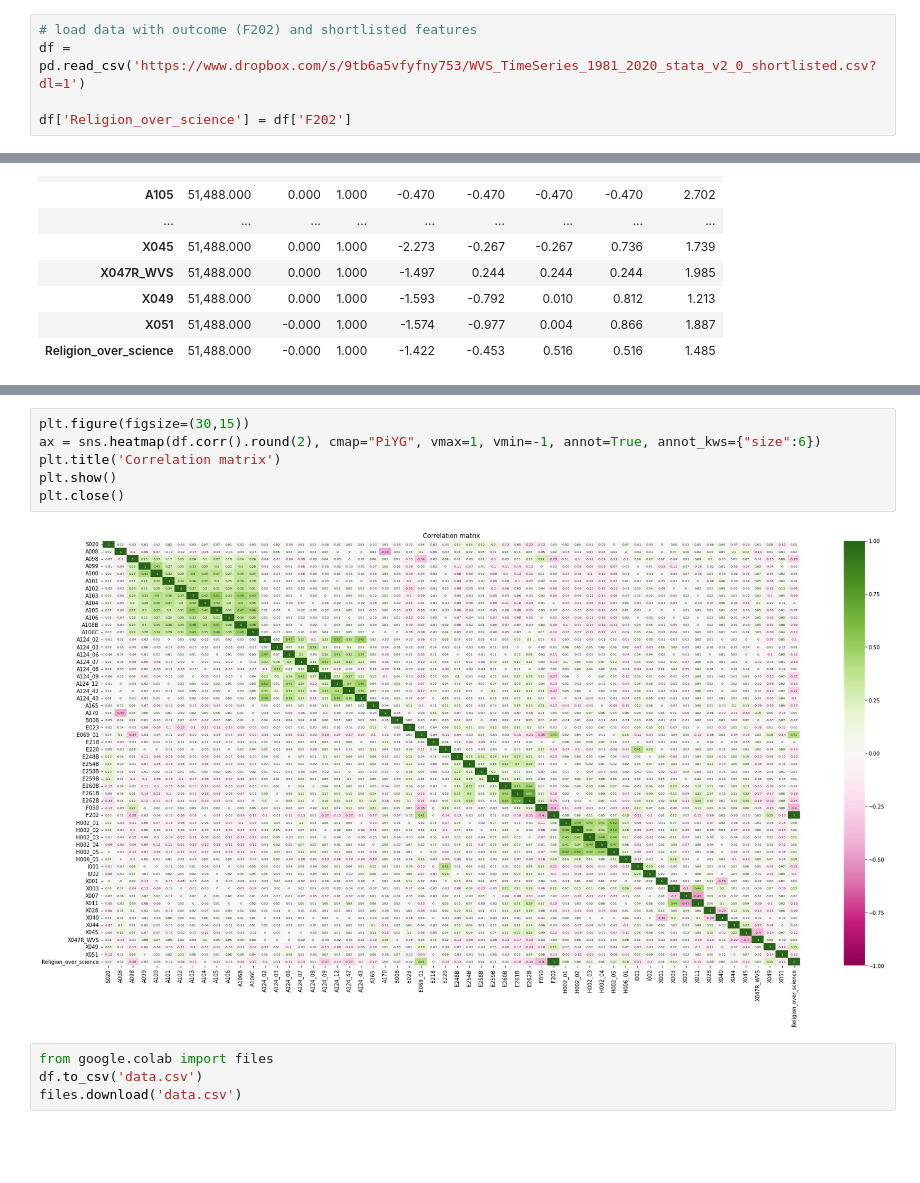
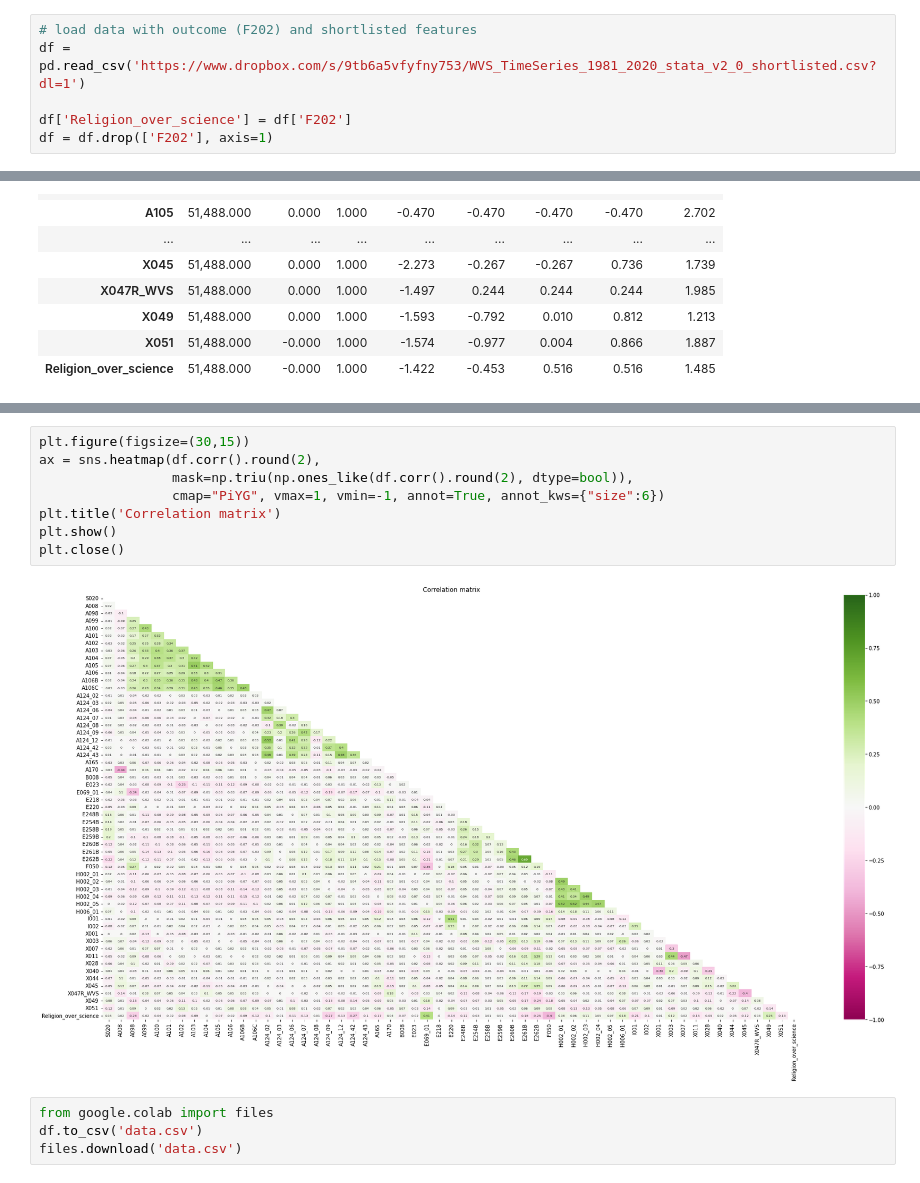
Before and after one commit to victorchenberkeley/ucb_w207_project_wvs, a Jupyter notebook: data/data_preprocessing.ipynb, the cells around one changed output, grey strips where cells are left out. Drawn from its saved outputs; the diff is of its cells as text; blank space fills up the shorter version.

```diff
--- a/data/data_preprocessing.ipynb
+++ b/data/data_preprocessing.ipynb
@@ -20,6 +20,7 @@ Requirement already satisfied: graphviz in /usr/local/lib/python3.7/dist-package
 df = pd.read_csv('https://www.dropbox.com/s/9tb6a5vfyfny753/WVS_TimeSeries_1981_2020_stata_v2_0_shortlisted.csv?dl=1')
 
 df['Religion_over_science'] = df['F202']
+df = df.drop(['F202'], axis=1)
 # %%
 # Change invalid values (<=) to None, and remove columns with only invalid values.
 cols_drop = []
@@ -382,11 +390,13 @@ codebook[['variable_code', 'variable_question']].style.set_properties(**{'text-a
 # %%
 plt.figure(figsize=(30,15))
-ax = sns.heatmap(df.corr().round(2), cmap="PiYG", vmax=1, vmin=-1, annot=True, annot_kws={"size":6})
+ax = sns.heatmap(df.corr().round(2),
+                 mask=np.triu(np.ones_like(df.corr().round(2), dtype=bool)),
+                 cmap="PiYG", vmax=1, vmin=-1, annot=True, annot_kws={"size":6})
 plt.title('Correlation matrix')
 plt.show()
 plt.close()
 # %% [output]
-[figure, old version]
+[figure, new version]
 # %%
 from google.colab import files
 df.to_csv('data.csv')
```
Also changed, not shown: parts of 7 cells of this notebook, 1 other file.
